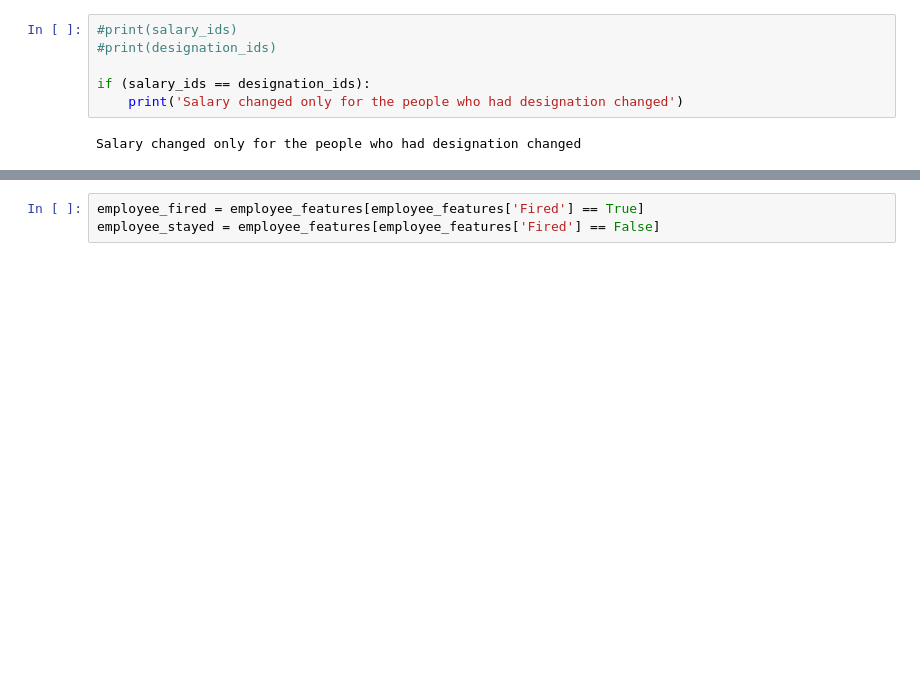
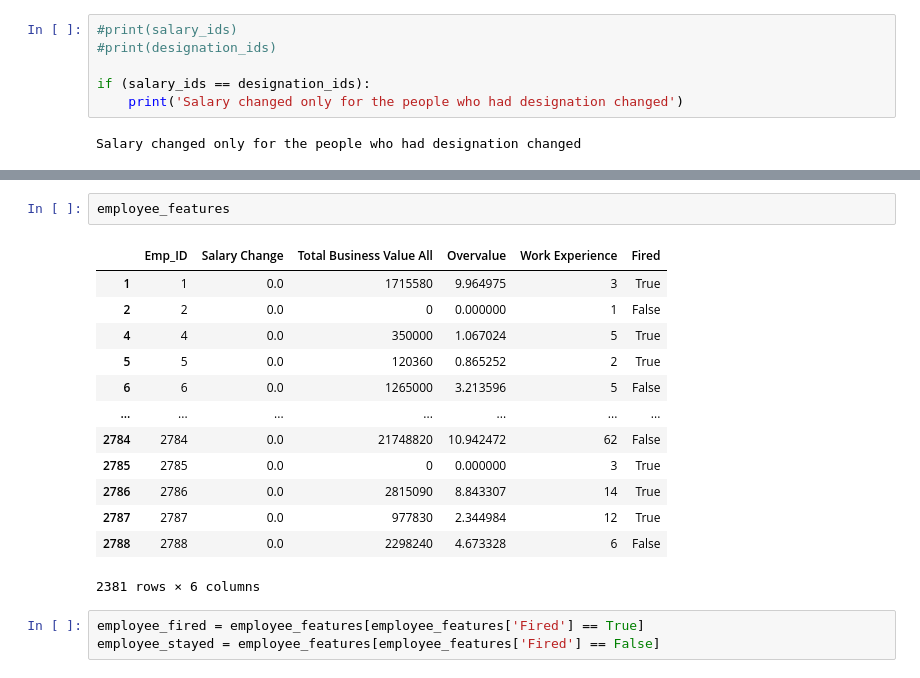
Before and after one commit to anniepank/Hackathon, a Jupyter notebook: Employees_churn_Sveta.ipynb, the cells around one changed output, grey strips where cells are left out. Cells and saved outputs as stored; diff of their text form; blank space fills up the shorter version.

```diff
--- a/Employees_churn_Sveta.ipynb
+++ b/Employees_churn_Sveta.ipynb
@@ -207,3 +229,19 @@ employee_features = pd.DataFrame.from_dict(employee_features, orient='index')
+# %%
+employee_features
+# %% [output]
+|  | Emp_ID | Salary Change | Total Business Value All | Overvalue | Work Experience | Fired |
+| 1 | 1 | 0.0 | 1715580 | 9.964975 | 3 | True |
+| 2 | 2 | 0.0 | 0 | 0.000000 | 1 | False |
+| 4 | 4 | 0.0 | 350000 | 1.067024 | 5 | True |
+| 5 | 5 | 0.0 | 120360 | 0.865252 | 2 | True |
+| 6 | 6 | 0.0 | 1265000 | 3.213596 | 5 | False |
+| ... | ... | ... | ... | ... | ... | ... |
+| 2784 | 2784 | 0.0 | 21748820 | 10.942472 | 62 | False |
+| 2785 | 2785 | 0.0 | 0 | 0.000000 | 3 | True |
+| 2786 | 2786 | 0.0 | 2815090 | 8.843307 | 14 | True |
+| 2787 | 2787 | 0.0 | 977830 | 2.344984 | 12 | True |
+| 2788 | 2788 | 0.0 | 2298240 | 4.673328 | 6 | False |
+2381 rows × 6 columns
 # %%
 employee_fired = employee_features[employee_features['Fired'] == True]
 employee_stayed = employee_features[employee_features['Fired'] == False]
```
Also changed, not shown: parts of 15 cells of this notebook.
